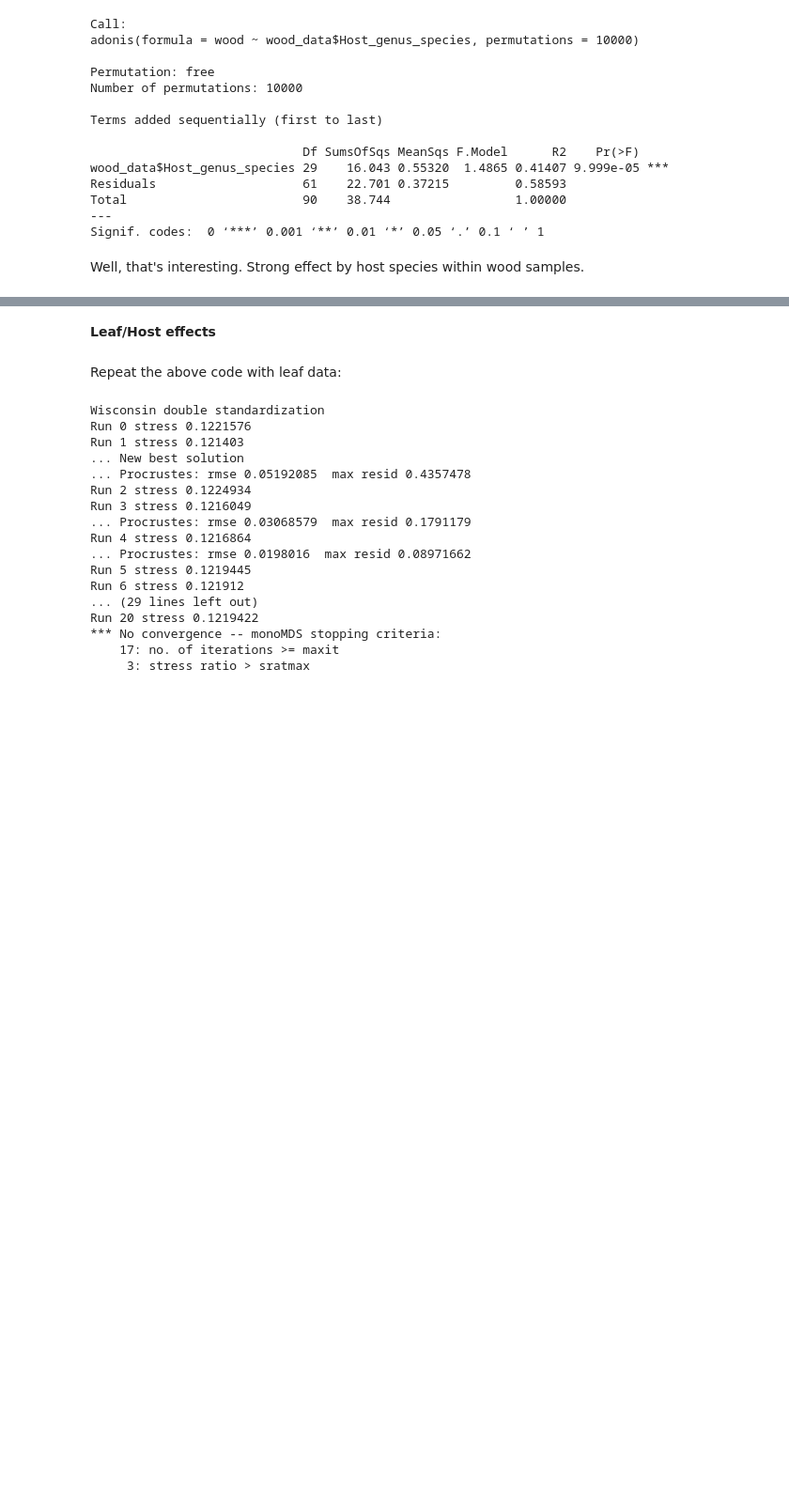
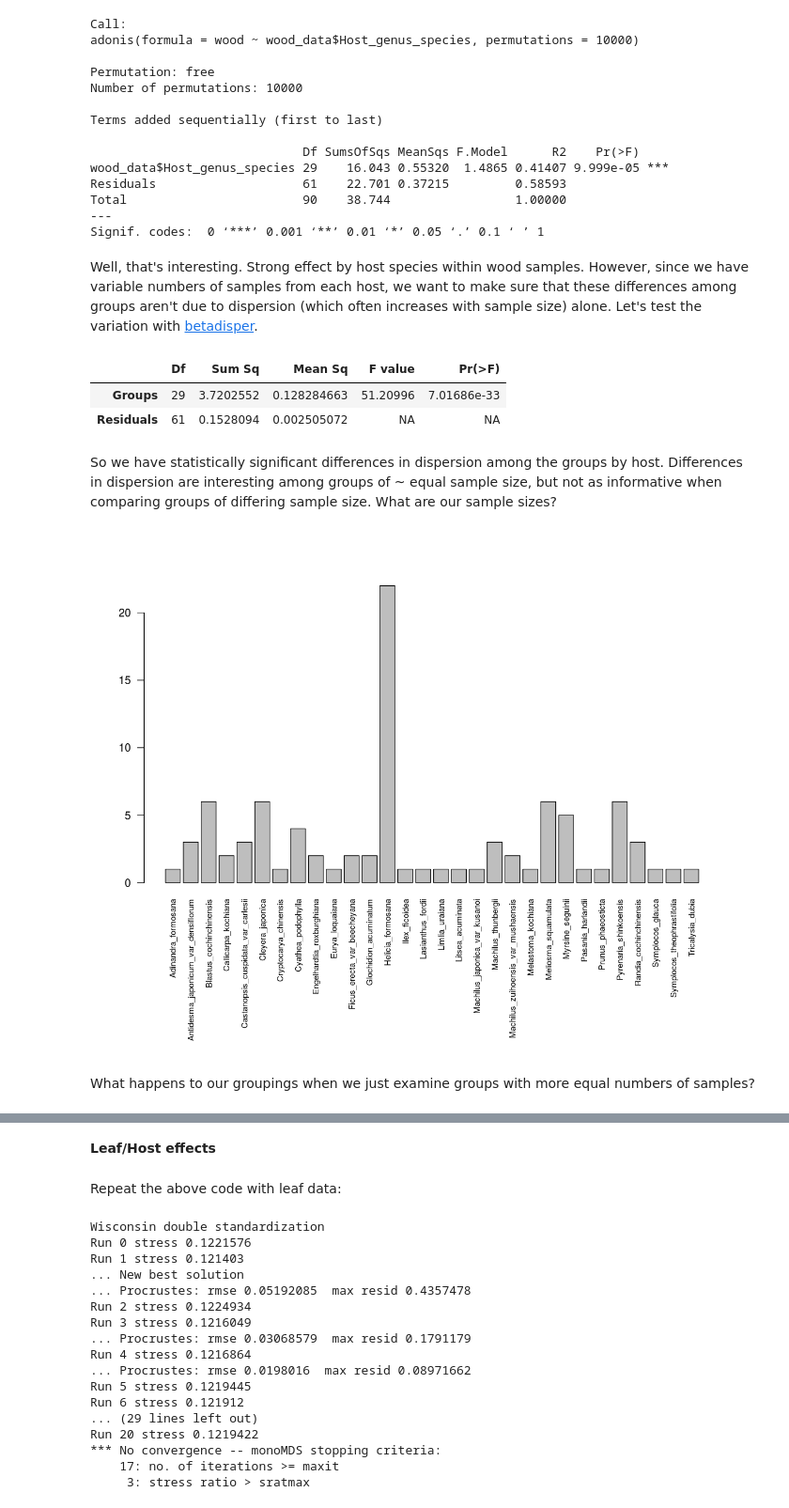
Before and after one commit to danchurch/taiwan_combined_stats, a Jupyter notebook: Taiwan_endophyte_analysis.ipynb, the cells around one changed output, grey strips where cells are left out. Shown at 94% size. Drawn from its saved outputs; the diff is of its cells as text; code cells hidden in the pictures; blank space fills up the shorter version.

```diff
--- a/Taiwan_endophyte_analysis.ipynb
+++ b/Taiwan_endophyte_analysis.ipynb
@@ -1046,5 +1097,23 @@ Residuals                    61    22.701 0.37215         0.58593
 Total                        90    38.744                 1.00000
 ---
 Signif. codes:  0 ‘***’ 0.001 ‘**’ 0.01 ‘*’ 0.05 ‘.’ 0.1 ‘ ’ 1
-# %% [markdown]
-Well, that's interesting. Strong effect by host species within wood samples.
+# %% [markdown]
+Well, that's interesting. Strong effect by host species within wood samples. However, since we have variable numbers of samples from each host, we want to make sure that these differences among groups aren't due to dispersion (which often increases with sample size) alone. Let's test the variation with [betadisper](http://cc.oulu.fi/~jarioksa/softhelp/vegan/html/betadisper.html).
+# %%
+dis <- vegdist(wood)
+disp <- betadisper(dis, hostspp)
+anova(disp) ## still significantly different
+# %% [output]
+|  | Df | Sum Sq | Mean Sq | F value | Pr(>F) |
+| Groups | 29 | 3.7202552 | 0.128284663 | 51.20996 | 7.01686e-33 |
+| Residuals | 61 | 0.1528094 | 0.002505072 | NA | NA |
+# %% [markdown]
+So we have statistically significant differences in dispersion among the groups by host. Differences in dispersion are interesting among groups of ~ equal sample size, but not as informative when comparing groups of differing sample size. What are our sample sizes?
+# %%
+options(repr.plot.width = 10,repr.plot.height = 8)
+par(oma=c(8,0,0,0))
+barplot(samps, las=2, cex.names=.75)
+# %% [output]
+[figure, added]
+# %% [markdown]
+What happens to our groupings when we just examine groups with more equal numbers of samples?
```
Also changed, not shown: parts of 19 cells of this notebook.
